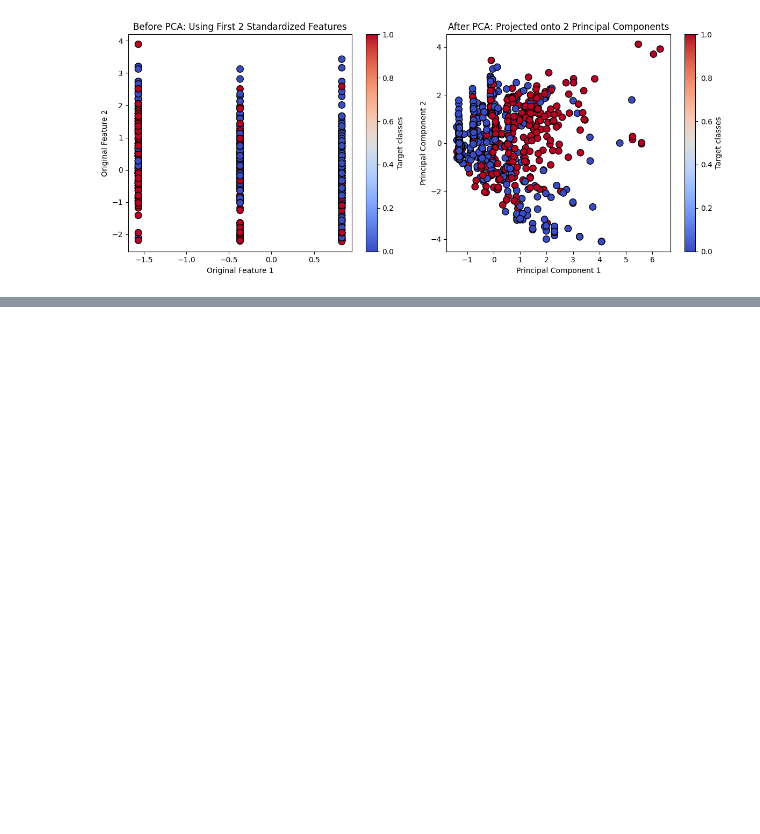
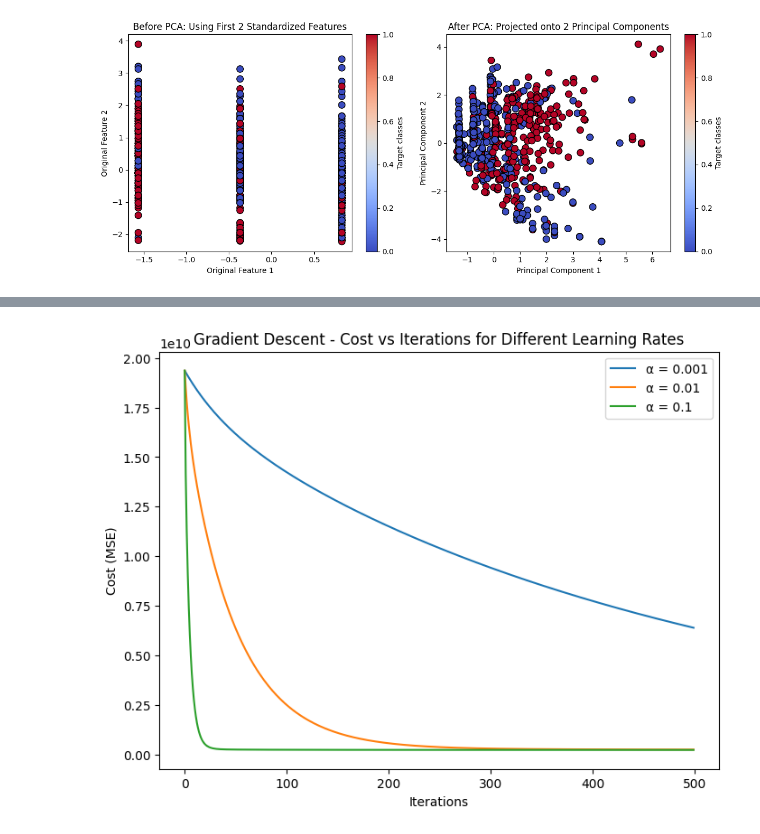
Before and after one commit to Spandana2704/ML, a Jupyter notebook: ML(W4).ipynb, the cells around one changed output, grey strips where cells are left out. Cells and saved outputs as stored; diff of their text form; code cells hidden in the pictures; blank space fills up the shorter version.

```diff
--- a/ML(W4).ipynb
+++ b/ML(W4).ipynb
@@ -608,0 +632,42 @@ Coefficients (βᵢ for each feature):
+# %%
+from sklearn.preprocessing import StandardScaler
+
+scaler = StandardScaler()
+X_train_scaled = scaler.fit_transform(x_train2)
+X_test_scaled = scaler.transform(x_test2)
+
+X_train = np.c_[np.ones(X_train_scaled.shape[0]), X_train_scaled]
+X_test = np.c_[np.ones(X_test_scaled.shape[0]), X_test_scaled]
+
+y_train = y_train2.values.reshape(-1, 1)
+y_test = y_test2.values.reshape(-1, 1)
+# %%
+def gradient_descent(X, y, learning_rate=0.01, epochs=1000):
+    m = len(y)
+    theta = np.zeros((X.shape[1], 1))
+    cost_history = []
+    for _ in range(epochs):
+        y_pred = np.dot(X, theta)
+        error = y_pred - y
+        cost = (1/(2*m)) * np.sum(error ** 2)
+        cost_history.append(cost)
+        gradient = (1/m) * np.dot(X.T, error)
+        theta = theta - learning_rate * gradient
+    return theta, cost_history
+# %%
+learning_rates = [0.001, 0.01, 0.1]
+epochs = 500
+
+plt.figure(figsize=(8,6))
+
+for lr in learning_rates:
+    theta, cost_history = gradient_descent(X_train, y_train, learning_rate=lr, epochs=epochs)
+    plt.plot(range(epochs), cost_history, label=f'α = {lr}')
+
+plt.xlabel("Iterations")
+plt.ylabel("Cost (MSE)")
+plt.title("Gradient Descent - Cost vs Iterations for Different Learning Rates")
+plt.legend()
+plt.show()
+# %% [output]
+[figure, added]
```
Also changed, not shown: parts of 21 cells of this notebook.
